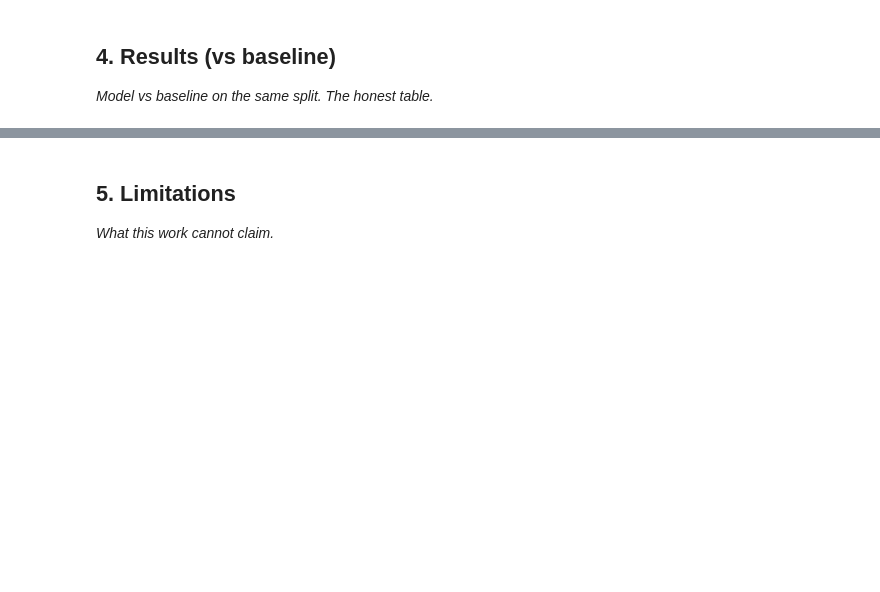
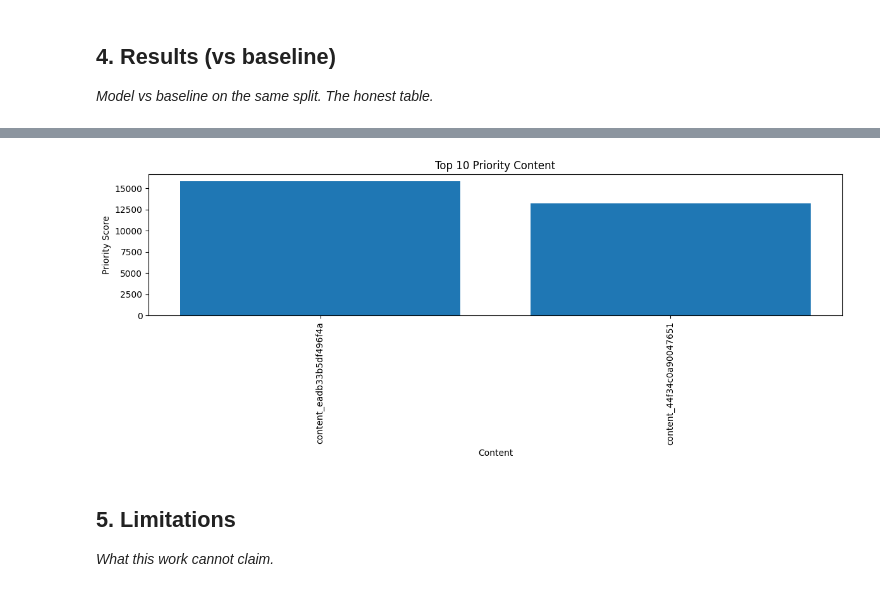
Before and after one commit to omi290/flyrank-ml-internship, a Jupyter notebook: work/notebooks/capstone.ipynb, the cells around one changed output, grey strips where cells are left out. Drawn from its saved outputs; the diff is of its cells as text; code cells hidden in the pictures; blank space fills up the shorter version.

```diff
--- a/work/notebooks/capstone.ipynb
+++ b/work/notebooks/capstone.ipynb
@@ -15,0 +50,17 @@ This skeleton is yours to fill. Work the sections **in order** — each one has
+# %%
+feature_vector = db.sql("""
+SELECT
+    report_date,
+    client_hash_id,
+    content_hash_id,
+    gsc_impressions,
+    gsc_clicks,
+    gsc_avg_position,
+    ga4_pageviews,
+    ga4_sessions,
+    scroll_events
+FROM march_data
+WHERE ga4_data_available IS TRUE
+""").df()
+
+feature_vector.head()
@@ -37,3 +237,26 @@ This skeleton is yours to fill. Work the sections **in order** — each one has
+# %%
+plt.figure(figsize=(12,5))
+
+top10 = baseline.head(10)
+
+plt.bar(
+    top10["content_hash_id"].astype(str),
+    top10["priority_score"]
+)
+
+plt.xticks(rotation=90)
+
+plt.title("Top 10 Priority Content")
+
+plt.xlabel("Content")
+
+plt.ylabel("Priority Score")
+
+plt.tight_layout()
+
+plt.show()
+# %% [output]
+[figure, added]
 # %% [markdown]
 ## 5. Limitations
 
```
Also changed, not shown: parts of 23 cells of this notebook.
